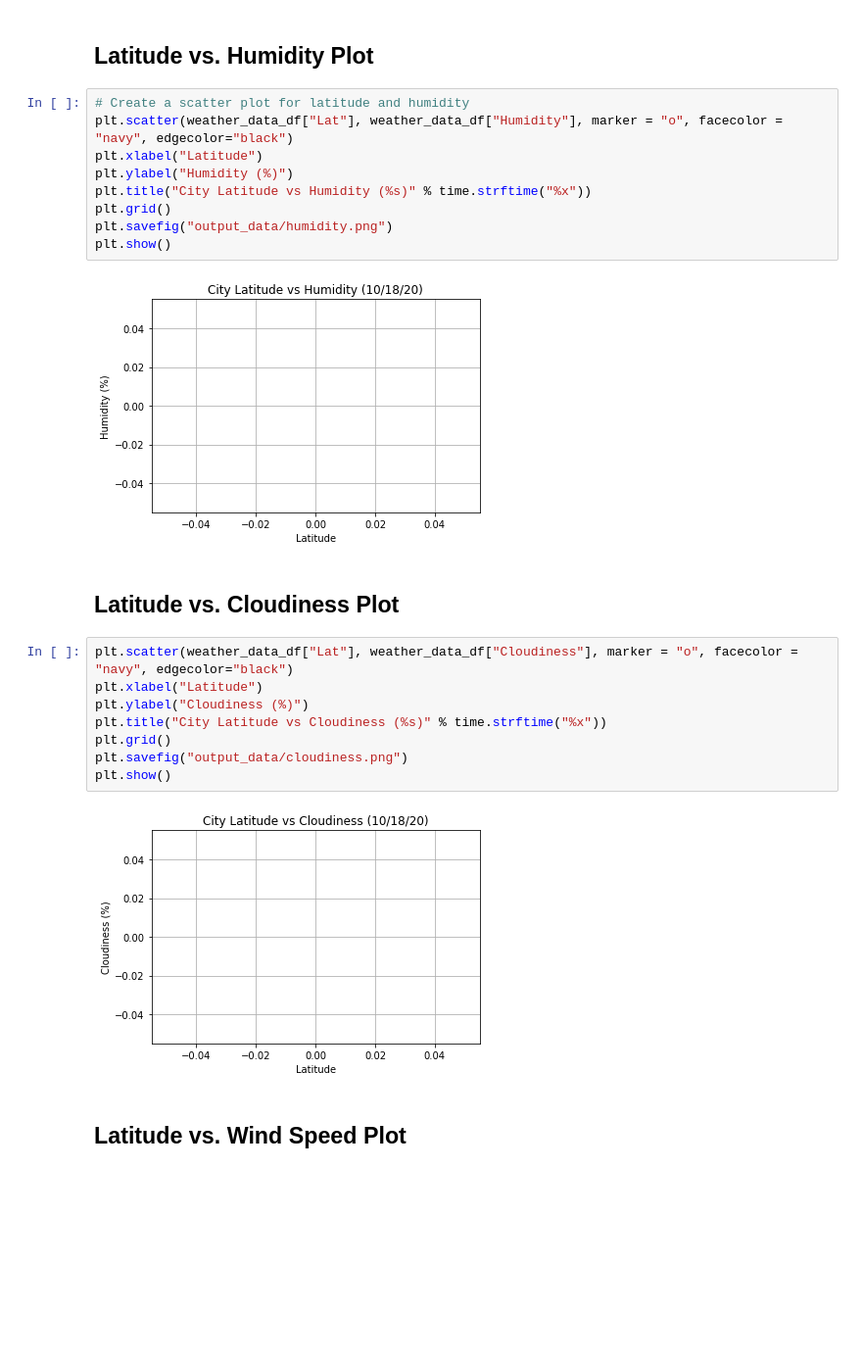
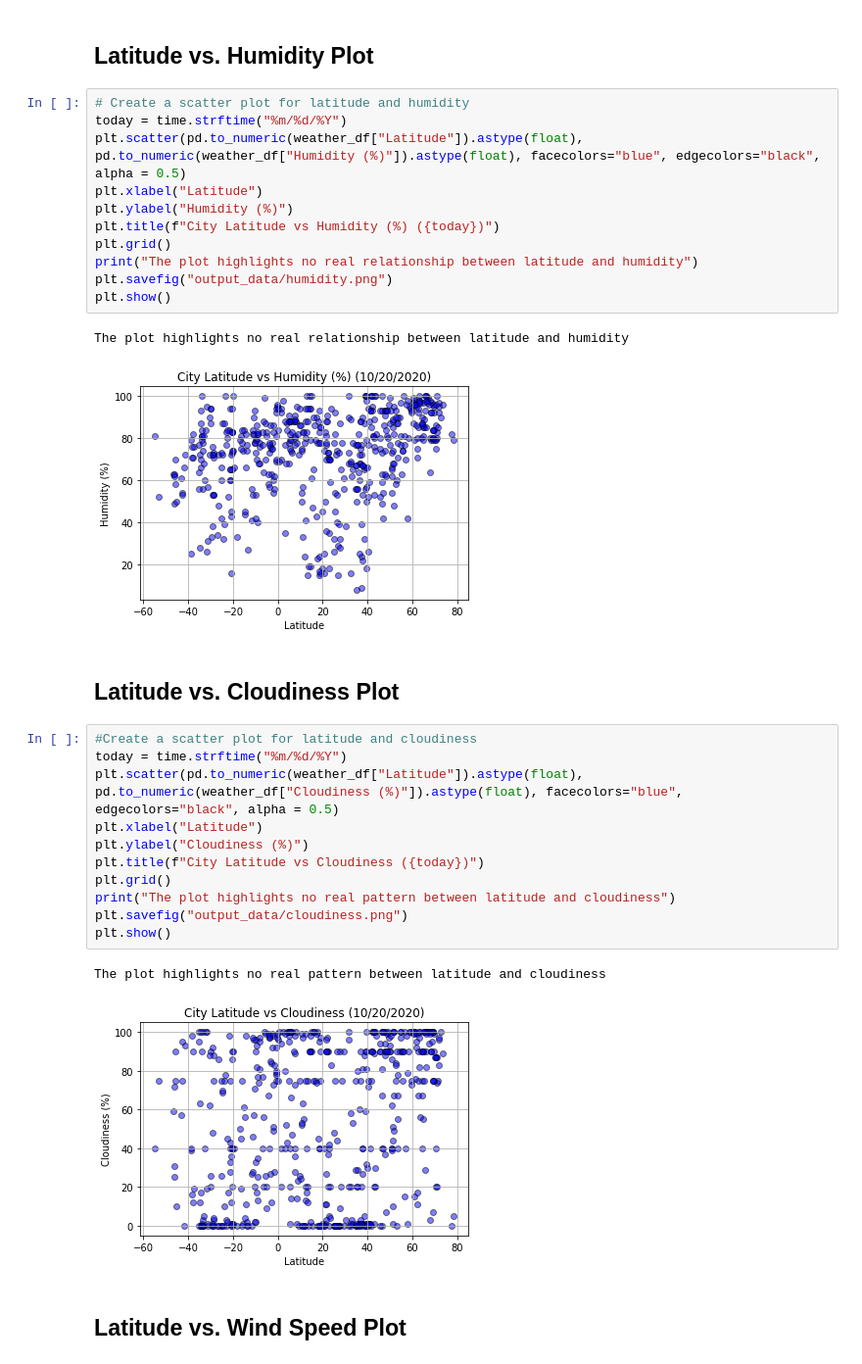
Before and after one commit to saramclean17/UCI_Homework_McLean, a Jupyter notebook: 06-Python-API-Challenge/WeatherPy.ipynb, the cells around one changed output. Shown: that part at 98% size. Saved outputs shown, nothing was run; the diff lists cells and outputs as text; blank space fills up the shorter version.

```diff
--- a/06-Python-API-Challenge/WeatherPy.ipynb
+++ b/06-Python-API-Challenge/WeatherPy.ipynb
@@ -398,27 +262,34 @@ plt.show()
 ## Latitude vs. Humidity Plot
 # %%
 # Create a scatter plot for latitude and humidity
-plt.scatter(weather_data_df["Lat"], weather_data_df["Humidity"], marker = "o", facecolor = "navy", edgecolor="black")
+today = time.strftime("%m/%d/%Y")
+plt.scatter(pd.to_numeric(weather_df["Latitude"]).astype(float), pd.to_numeric(weather_df["Humidity (%)"]).astype(float), facecolors="blue", edgecolors="black", alpha = 0.5)
 plt.xlabel("Latitude")
 plt.ylabel("Humidity (%)")
-plt.title("City Latitude vs Humidity (%s)" % time.strftime("%x"))
+plt.title(f"City Latitude vs Humidity (%) ({today})")
 plt.grid()
+print("The plot highlights no real relationship between latitude and humidity")
 plt.savefig("output_data/humidity.png")
 plt.show()
 # %% [output]
+The plot highlights no real relationship between latitude and humidity
-[figure, old version]
+[figure, new version]
 # %% [markdown]
 ## Latitude vs. Cloudiness Plot
-# %%
-plt.scatter(weather_data_df["Lat"], weather_data_df["Cloudiness"], marker = "o", facecolor = "navy", edgecolor="black")
-plt.xlabel("Latitude")
-plt.ylabel("Cloudiness (%)")
-plt.title("City Latitude vs Cloudiness (%s)" % time.strftime("%x"))
-plt.grid()
-plt.savefig("output_data/cloudiness.png")
-plt.show()
-# %% [output]
-[figure, removed]
+# %%
+#Create a scatter plot for latitude and cloudiness
+today = time.strftime("%m/%d/%Y")
+plt.scatter(pd.to_numeric(weather_df["Latitude"]).astype(float), pd.to_numeric(weather_df["Cloudiness (%)"]).astype(float), facecolors="blue", edgecolors="black", alpha = 0.5)
+plt.xlabel("Latitude")
+plt.ylabel("Cloudiness (%)")
+plt.title(f"City Latitude vs Cloudiness ({today})")
+plt.grid()
+print("The plot highlights no real pattern between latitude and cloudiness")
+plt.savefig("output_data/cloudiness.png")
+plt.show()
+# %% [output]
+The plot highlights no real pattern between latitude and cloudiness
+[figure, added]
 # %% [markdown]
 ## Latitude vs. Wind Speed Plot
 # %%
```
Also changed, not shown: parts of 28 cells of this notebook.
